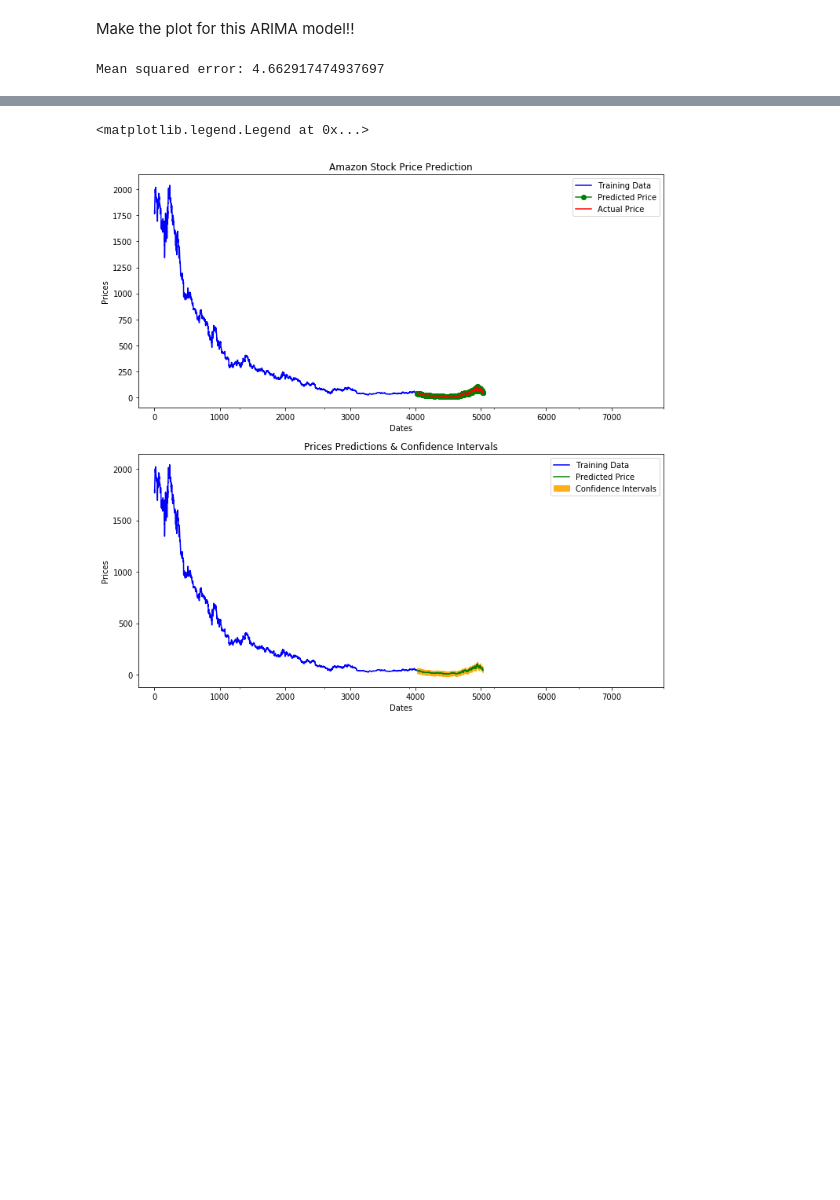
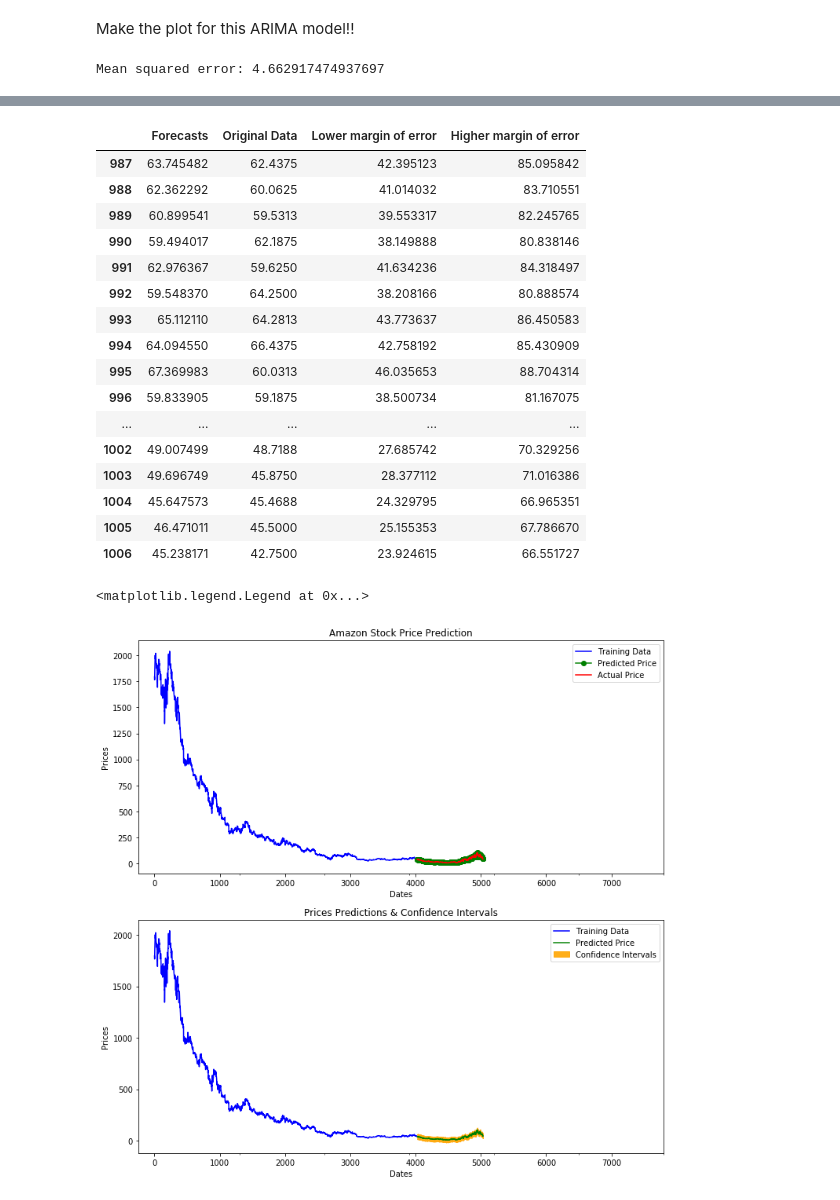
Before and after one commit to deshpandenu/Time-Series-Forecasting-of-Amazon-Stock-Prices-using-Neural-Networks-LSTM-and-GAN-, a Jupyter notebook: AUTO_ARIMA_AND_FBPROPHET.ipynb, the cells around one changed output, grey strips where cells are left out. Cells and saved outputs as stored; diff of their text form; code cells hidden in the pictures; blank space fills up the shorter version.

```diff
--- a/AUTO_ARIMA_AND_FBPROPHET.ipynb
+++ b/AUTO_ARIMA_AND_FBPROPHET.ipynb
@@ -241,6 +241,3 @@ ARIMA(callback=None, disp=0, maxiter=None, method=None, order=(2, 2, 2),
       out_of_sample_size=0, scoring='mse', scoring_args={}, seasonal_order=None,
       solver='lbfgs', start_params=None, suppress_warnings=True,
       transparams=True, trend=None, with_intercept=True)
-# %%
-model = auto
-fc, conf_int = model.predict(n_periods=len(y_test), return_conf_int=True)
@@ -256,7 +244,3 @@ forecasts = forecasts.T
-# %%
-#convert close values to dataframe
-
-conf = pd.DataFrame(conf_int,columns = ["Lower margin of error","Higher margin of error"])
 # %%
 #take in original data
 
@@ -329,2 +307,6 @@ forecasts
+# %%
+#convert to dataframe
+
+forecasts = pd.DataFrame(forecasts,columns=["Forecasts"])
 # %%
 confidence_intervals
@@ -330,0 +331,4 @@ confidence_intervals
+# %%
+#convert close values to dataframe
+
+conf = pd.DataFrame(confidence_intervals,columns = ["Lower margin of error","Higher margin of error"])
@@ -331,3 +339,23 @@ confidence_intervals
+# %%
+df_concat.tail(20)
+# %% [output]
+|  | Forecasts | Original Data | Lower margin of error | Higher margin of error |
+| 987 | 63.745482 | 62.4375 | 42.395123 | 85.095842 |
+| 988 | 62.362292 | 60.0625 | 41.014032 | 83.710551 |
+| 989 | 60.899541 | 59.5313 | 39.553317 | 82.245765 |
+| 990 | 59.494017 | 62.1875 | 38.149888 | 80.838146 |
+| 991 | 62.976367 | 59.6250 | 41.634236 | 84.318497 |
+| 992 | 59.548370 | 64.2500 | 38.208166 | 80.888574 |
+| 993 | 65.112110 | 64.2813 | 43.773637 | 86.450583 |
+| 994 | 64.094550 | 66.4375 | 42.758192 | 85.430909 |
+| 995 | 67.369983 | 60.0313 | 46.035653 | 88.704314 |
+| 996 | 59.833905 | 59.1875 | 38.500734 | 81.167075 |
+| ... | ... | ... | ... | ... |
+| 1002 | 49.007499 | 48.7188 | 27.685742 | 70.329256 |
+| 1003 | 49.696749 | 45.8750 | 28.377112 | 71.016386 |
+| 1004 | 45.647573 | 45.4688 | 24.329795 | 66.965351 |
+| 1005 | 46.471011 | 45.5000 | 25.155353 | 67.786670 |
+| 1006 | 45.238171 | 42.7500 | 23.924615 | 66.551727 |
 # %%
 fig, axes = plt.subplots(2, 1, figsize=(12, 12))
 
```
Also changed, not shown: parts of 15 cells of this notebook.
